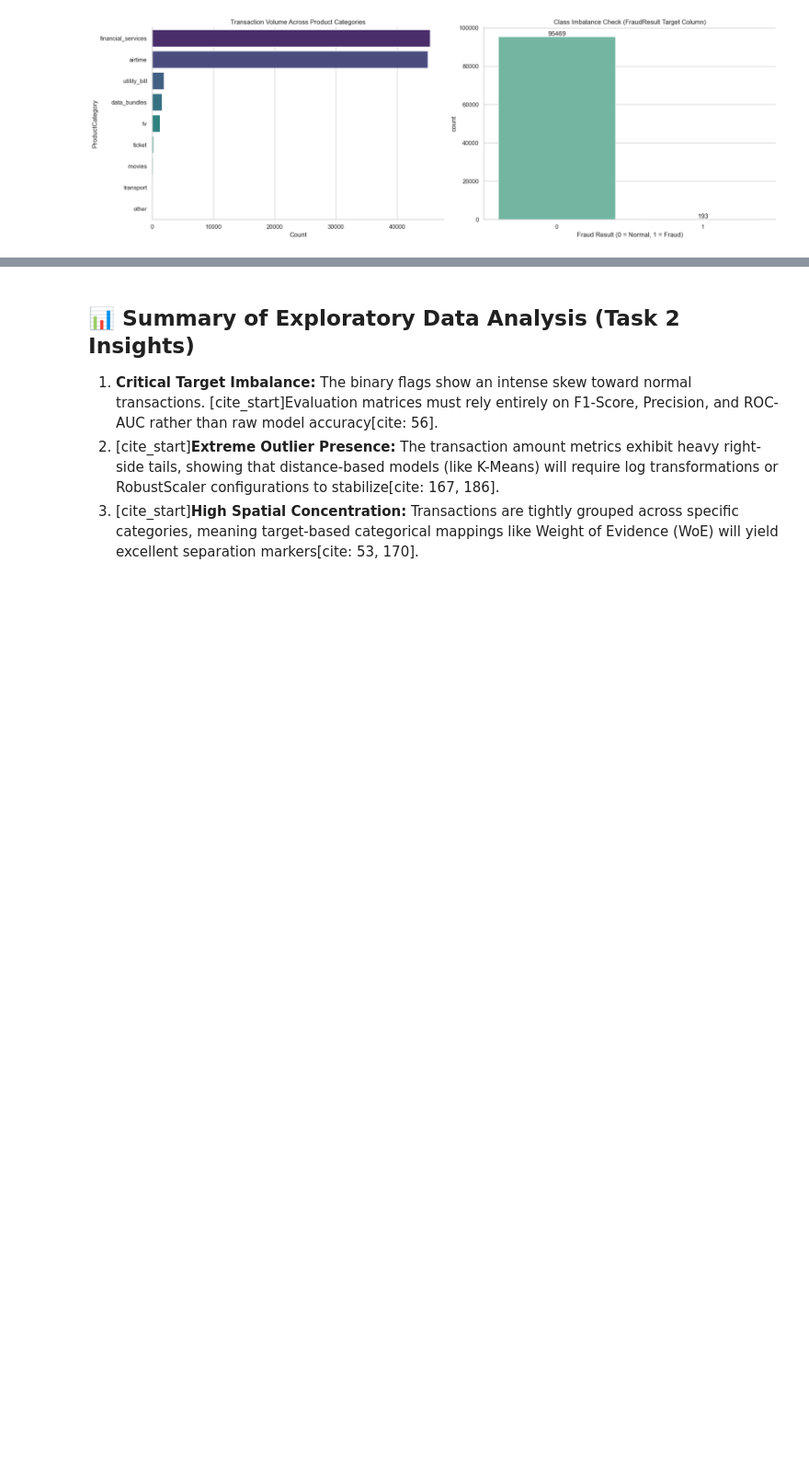
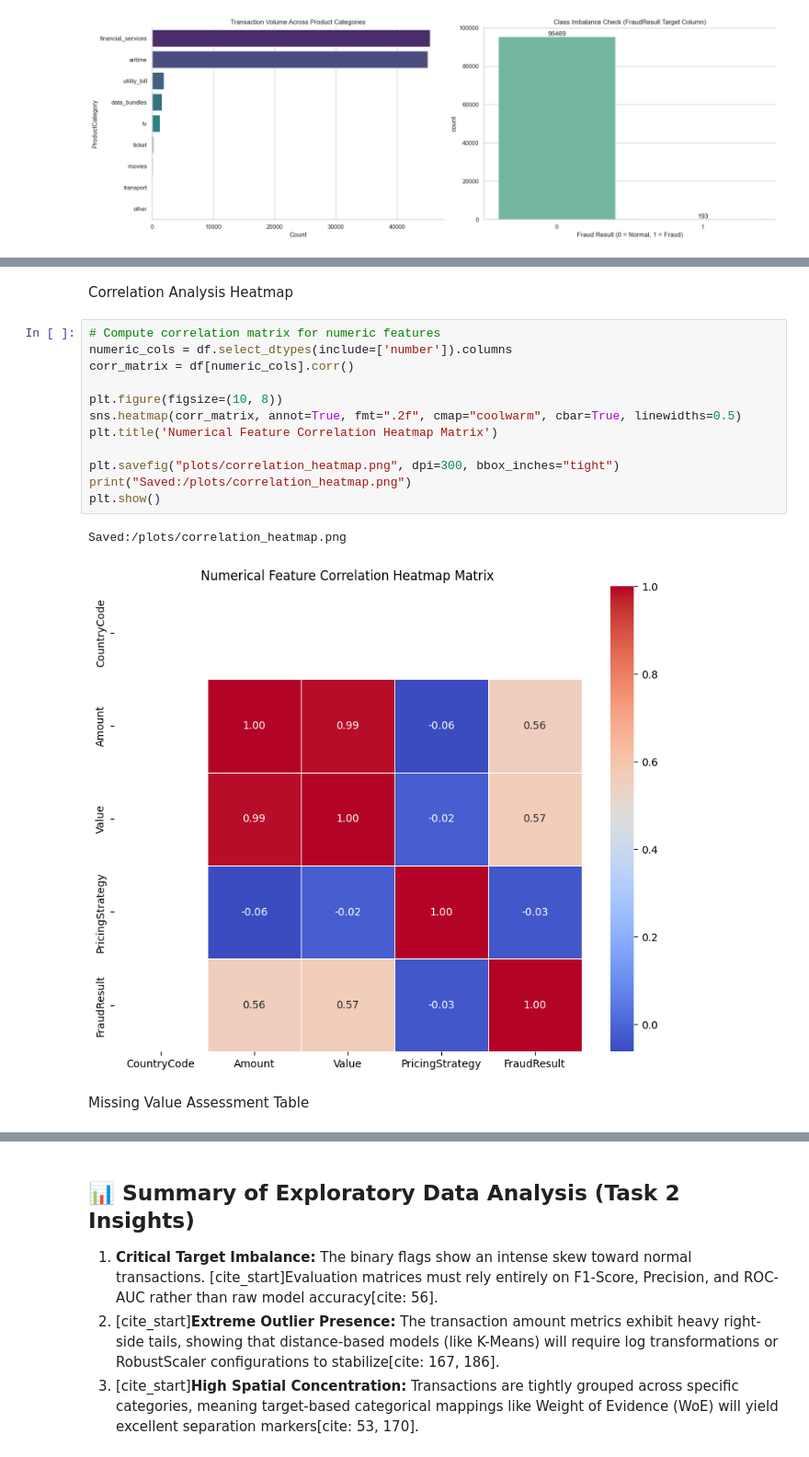
Before and after one commit to Solih06/credit-risk-model, a Jupyter notebook: notebooks/eda.ipynb, the cells around one changed output, grey strips where cells are left out. Shown at 92% size. Drawn from its saved outputs; the diff is of its cells as text; blank space fills up the shorter version.

```diff
--- a/notebooks/eda.ipynb
+++ b/notebooks/eda.ipynb
@@ -120,0 +154,19 @@ Saved: plots/target_distribution.png
+# %% [markdown]
+Correlation Analysis Heatmap
+# %%
+# Compute correlation matrix for numeric features
+numeric_cols = df.select_dtypes(include=['number']).columns
+corr_matrix = df[numeric_cols].corr()
+
+plt.figure(figsize=(10, 8))
+sns.heatmap(corr_matrix, annot=True, fmt=".2f", cmap="coolwarm", cbar=True, linewidths=0.5)
+plt.title('Numerical Feature Correlation Heatmap Matrix')
+
+plt.savefig("plots/correlation_heatmap.png", dpi=300, bbox_inches="tight")
+print("Saved:/plots/correlation_heatmap.png")
+plt.show()
+# %% [output]
+Saved:/plots/correlation_heatmap.png
+[figure, added]
+# %% [markdown]
+Missing Value Assessment Table
```
Also changed, not shown: parts of 3 cells of this notebook, 3 other files.
